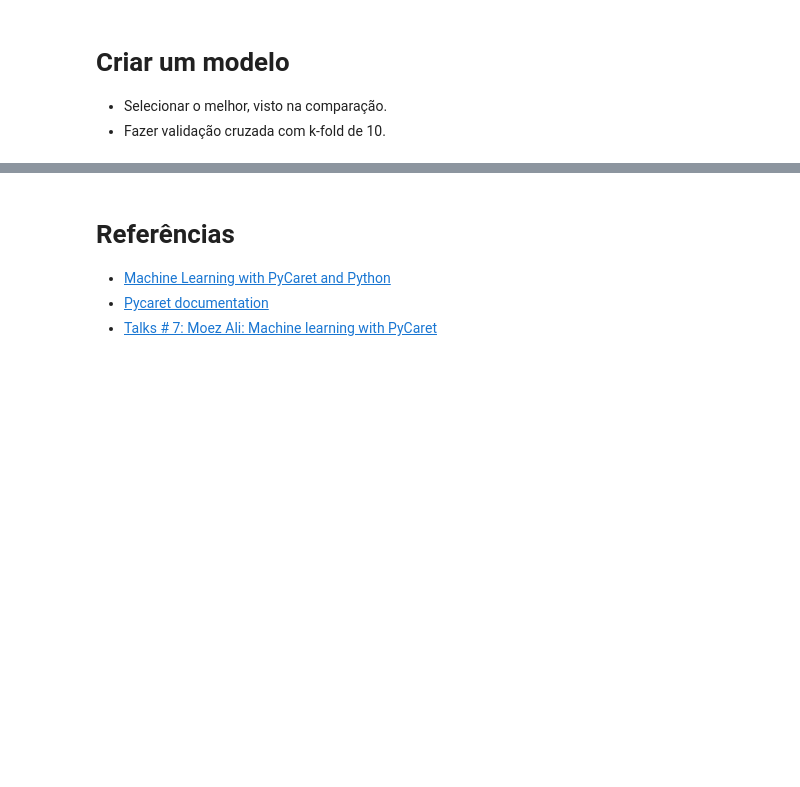
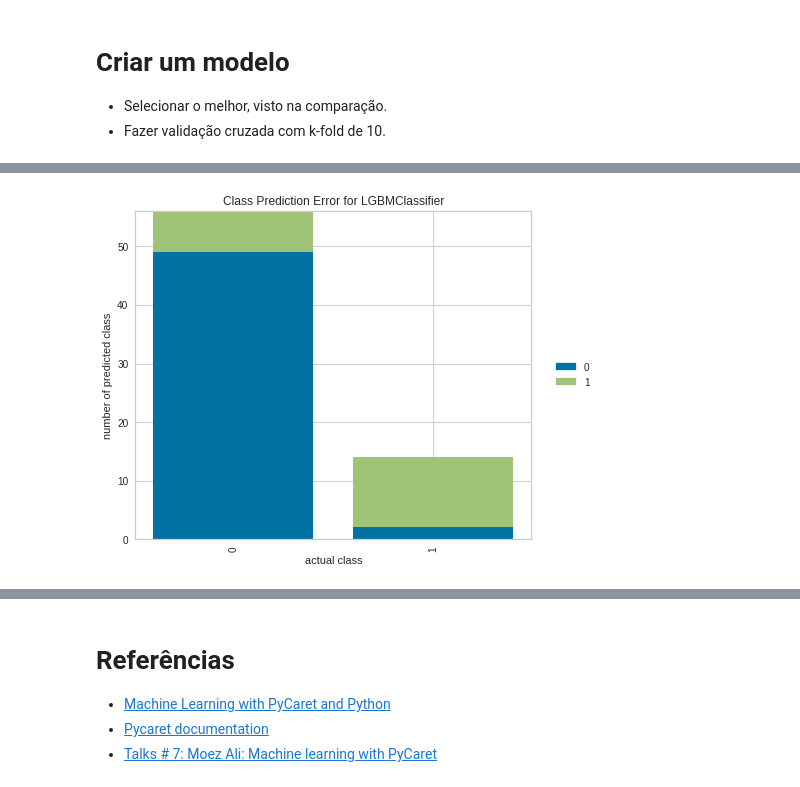
Before and after one commit to geocarvalho/tutoriais, a Jupyter notebook: ml/pycaret_first_impression.ipynb, the cells around one changed output, grey strips where cells are left out. Saved outputs shown, nothing was run; the diff lists cells and outputs as text; code cells hidden in the pictures; blank space fills up the shorter version.

```diff
--- a/ml/pycaret_first_impression.ipynb
+++ b/ml/pycaret_first_impression.ipynb
@@ -472,0 +311,5 @@ print(prediction)
+# %%
+# Plotar o erro predito
+pc.plot_model(tuned_model, plot="error")
+# %% [output]
+[figure, added]
```
Also changed, not shown: parts of 44 cells of this notebook.
